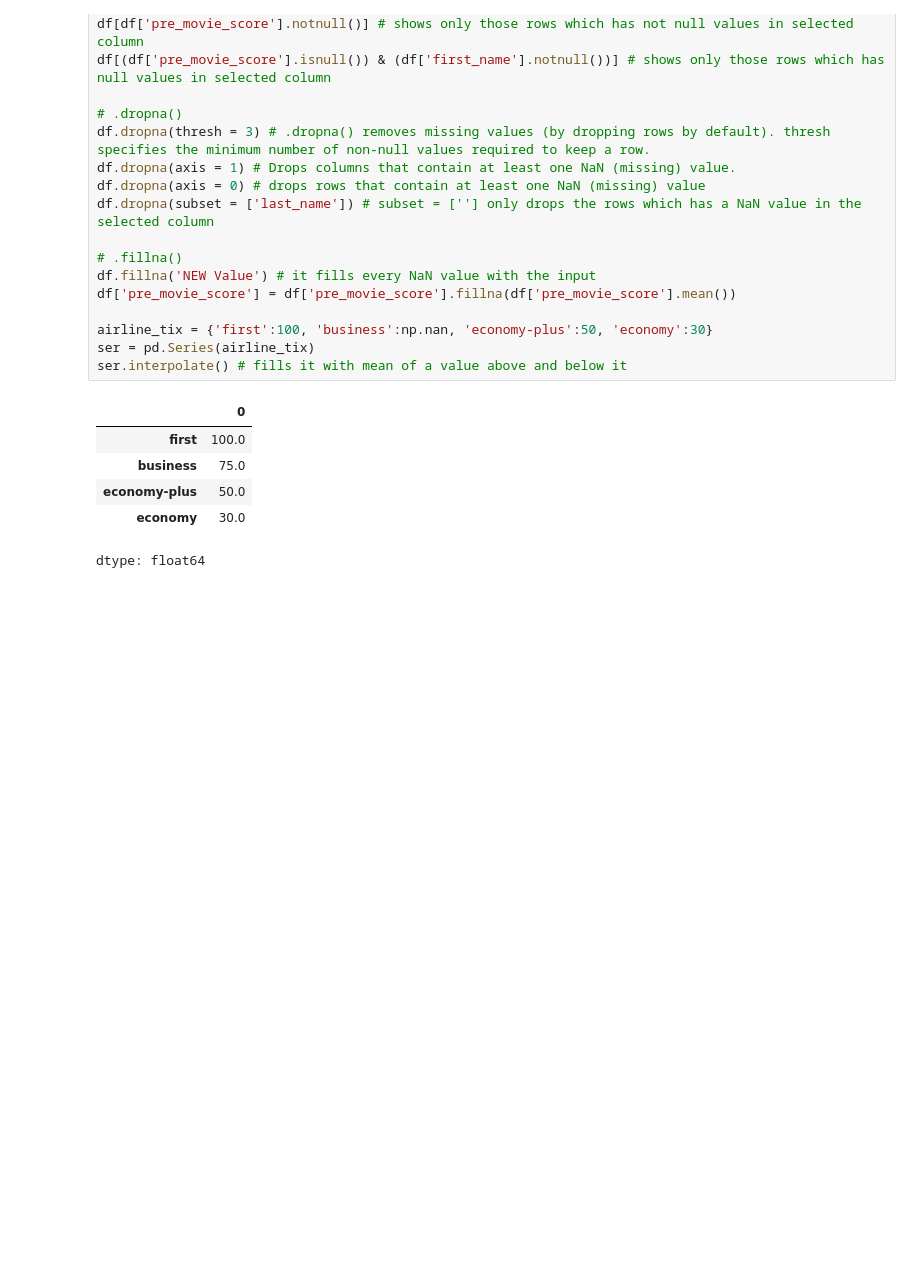
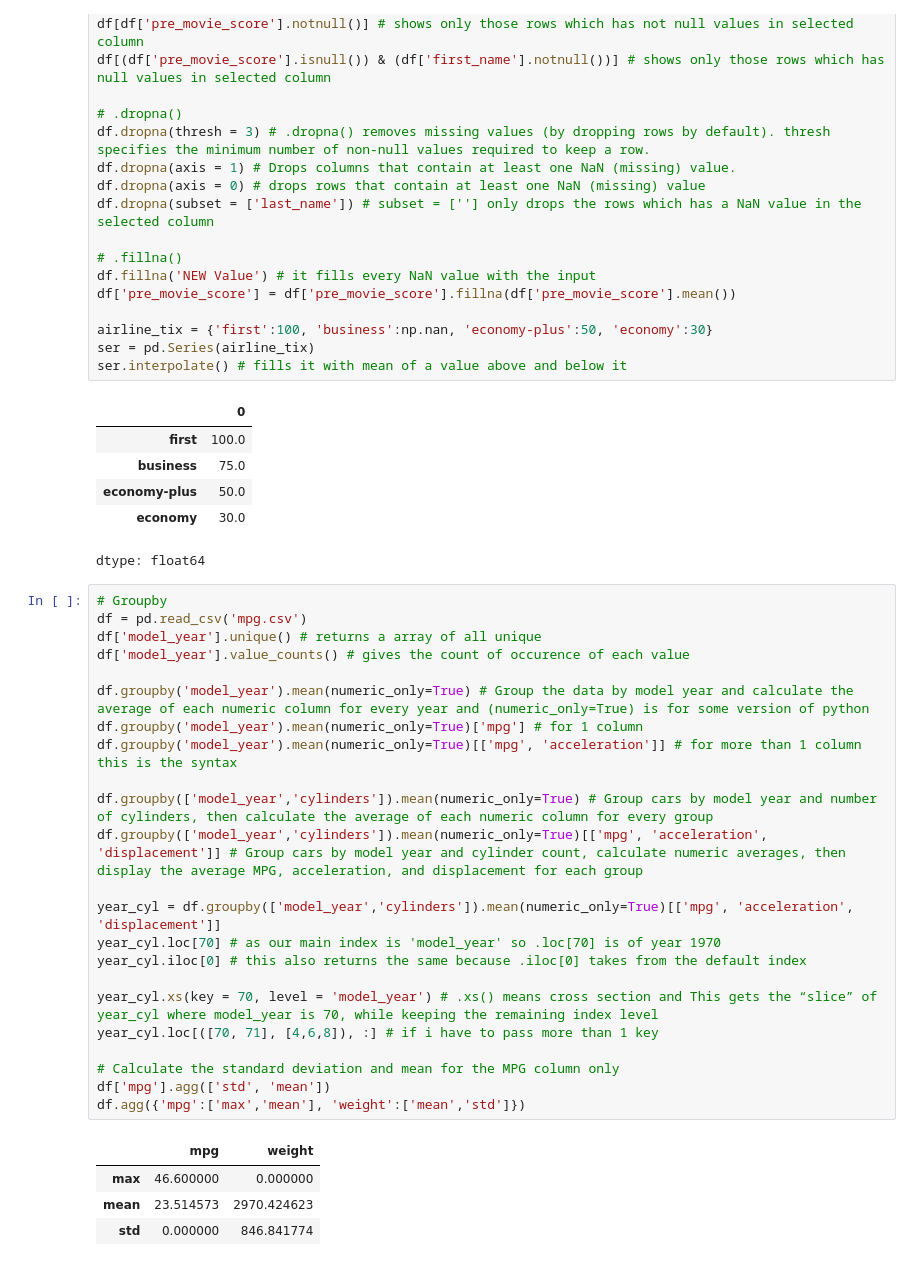
Before and after one commit to pragyan27bit/ml-learning, a Jupyter notebook: Day02_Pandas.ipynb, the cells around one changed output. Cells and saved outputs as stored; diff of their text form; blank space fills up the shorter version.

Commit message:
Groupby

```diff
--- a/Day02_Pandas.ipynb
+++ b/Day02_Pandas.ipynb
@@ -186,3 +186,31 @@ ser.interpolate() # fills it with mean of a value above and below it
 | economy-plus | 50.0 |
 | economy | 30.0 |
 dtype: float64
+# %%
+# Groupby
+df = pd.read_csv('mpg.csv')
+df['model_year'].unique() # returns a array of all unique
+df['model_year'].value_counts() # gives the count of occurence of each value
+
+df.groupby('model_year').mean(numeric_only=True) # Group the data by model year and calculate the average of each numeric column for every year and (numeric_only=True) is for some version of python
+df.groupby('model_year').mean(numeric_only=True)['mpg'] # for 1 column
+df.groupby('model_year').mean(numeric_only=True)[['mpg', 'acceleration']] # for more than 1 column this is the syntax
+
+df.groupby(['model_year','cylinders']).mean(numeric_only=True) # Group cars by model year and number of cylinders, then calculate the average of each numeric column for every group
+df.groupby(['model_year','cylinders']).mean(numeric_only=True)[['mpg', 'acceleration', 'displacement']] # Group cars by model year and cylinder count, calculate numeric averages, then display the average MPG, acceleration, and displacement for each group
+
+year_cyl = df.groupby(['model_year','cylinders']).mean(numeric_only=True)[['mpg', 'acceleration', 'displacement']]
+year_cyl.loc[70] # as our main index is 'model_year' so .loc[70] is of year 1970
+year_cyl.iloc[0] # this also returns the same because .iloc[0] takes from the default index
+
+year_cyl.xs(key = 70, level = 'model_year') # .xs() means cross section and This gets the “slice” of year_cyl where model_year is 70, while keeping the remaining index level
+year_cyl.loc[([70, 71], [4,6,8]), :] # if i have to pass more than 1 key
+
+# Calculate the standard deviation and mean for the MPG column only
+df['mpg'].agg(['std', 'mean'])
+df.agg({'mpg':['max','mean'], 'weight':['mean','std']})
+# %% [output]
+|  | mpg | weight |
+| max | 46.600000 | 0.000000 |
+| mean | 23.514573 | 2970.424623 |
+| std | 0.000000 | 846.841774 |
```
